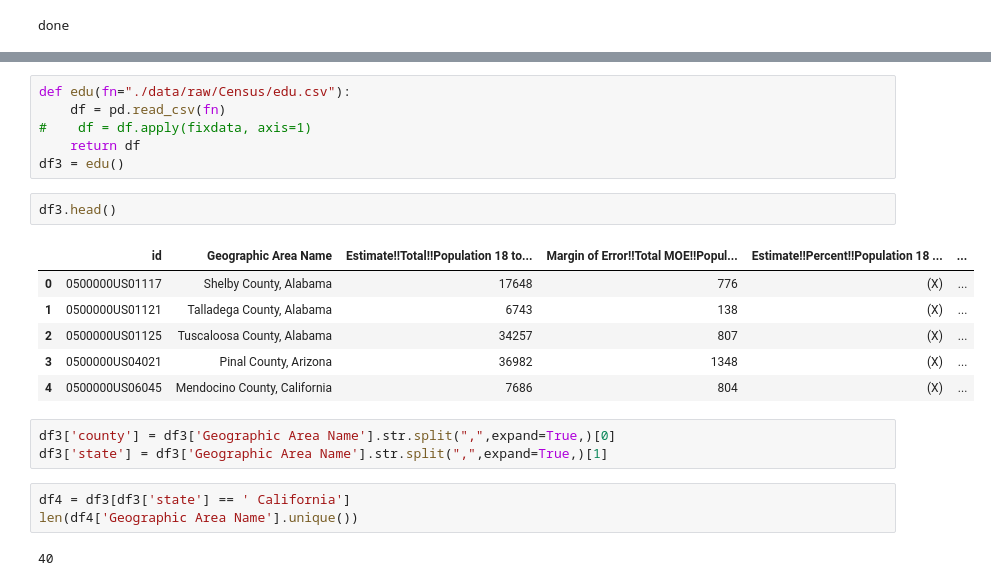
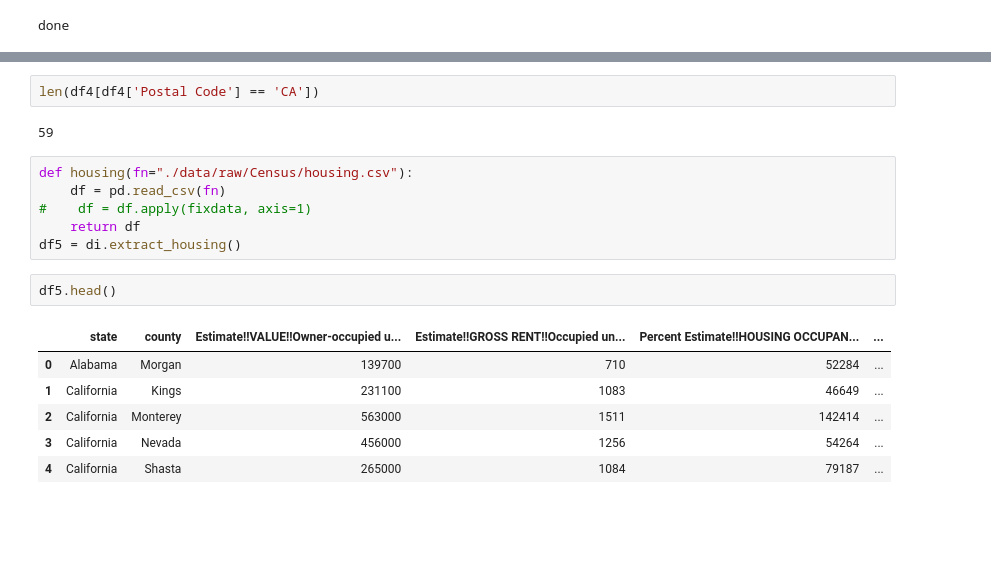
Before and after one commit to ian-branum/coronavirushotspots, a Jupyter notebook: EDA2 - Census.ipynb, the cells around one changed output, grey strips where cells are left out. Cells and saved outputs as stored; diff of their text form; blank space fills up the shorter version.

```diff
--- a/EDA2 - Census.ipynb
+++ b/EDA2 - Census.ipynb
@@ -100,23 +99,19 @@ len(df2)
+# %%
+len(df4[df4['Postal Code'] == 'CA'])
+# %% [output]
+59
 # %%
-def edu(fn="./data/raw/Census/edu.csv"):
+def housing(fn="./data/raw/Census/housing.csv"):
     df = pd.read_csv(fn)
 #    df = df.apply(fixdata, axis=1)
     return df
-df3 = edu()
+df5 = di.extract_housing()
 # %%
-df3.head()
+df5.head()
 # %% [output]
-|  | id | Geographic Area Name | Estimate!!Total!!Population 18 to... | Margin of Error!!Total MOE!!Popul... | Estimate!!Percent!!Population 18 ... | ... |
-| 0 | 0500000US01117 | Shelby County, Alabama | 17648 | 776 | (X) | ... |
-| 1 | 0500000US01121 | Talladega County, Alabama | 6743 | 138 | (X) | ... |
-| 2 | 0500000US01125 | Tuscaloosa County, Alabama | 34257 | 807 | (X) | ... |
-| 3 | 0500000US04021 | Pinal County, Arizona | 36982 | 1348 | (X) | ... |
-| 4 | 0500000US06045 | Mendocino County, California | 7686 | 804 | (X) | ... |
+|  | state | county | Estimate!!VALUE!!Owner-occupied u... | Estimate!!GROSS RENT!!Occupied un... | Percent Estimate!!HOUSING OCCUPAN... | ... |
+| 0 | Alabama | Morgan | 139700 | 710 | 52284 | ... |
+| 1 | California | Kings | 231100 | 1083 | 46649 | ... |
+| 2 | California | Monterey | 563000 | 1511 | 142414 | ... |
+| 3 | California | Nevada | 456000 | 1256 | 54264 | ... |
+| 4 | California | Shasta | 265000 | 1084 | 79187 | ... |
-# %%
-df3['county'] = df3['Geographic Area Name'].str.split(",",expand=True,)[0]
-df3['state'] = df3['Geographic Area Name'].str.split(",",expand=True,)[1]
-# %%
-df4 = df3[df3['state'] == ' California']
-len(df4['Geographic Area Name'].unique())
-# %% [output]
-40
```
Also changed, not shown: parts of 22 cells of this notebook, 8 other files.
